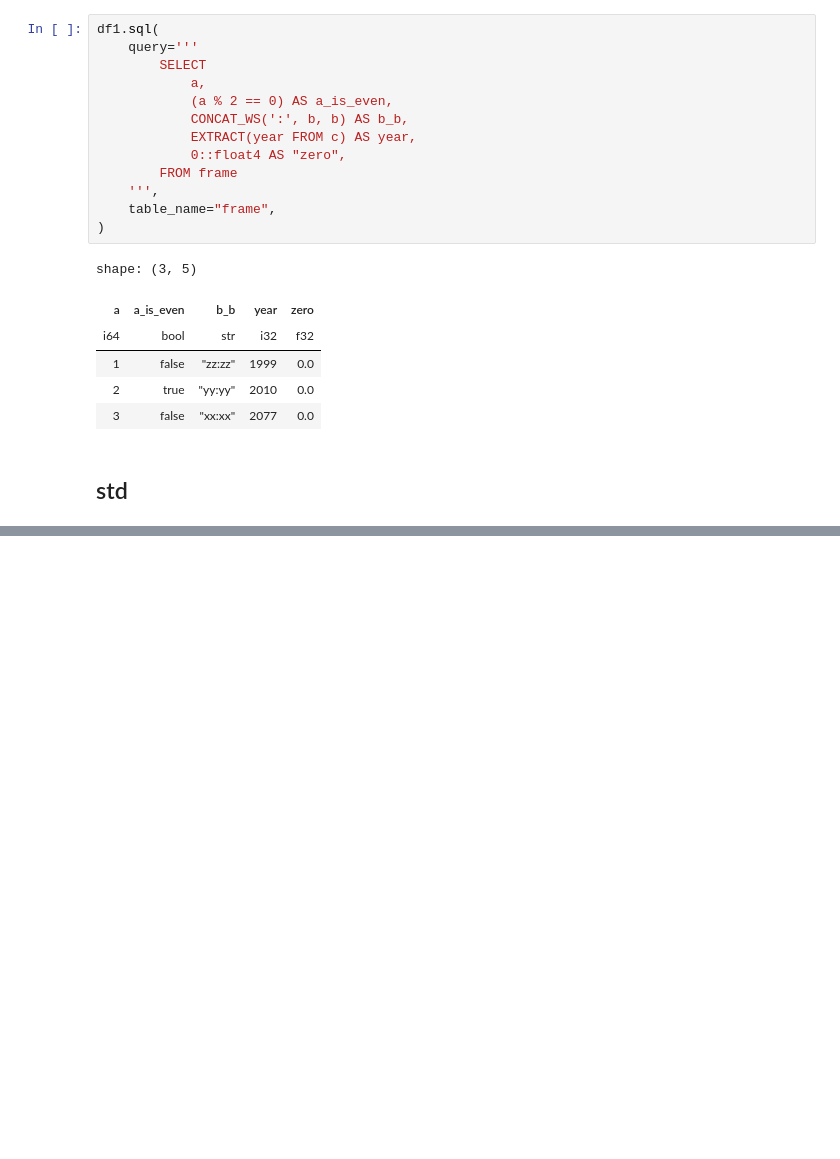
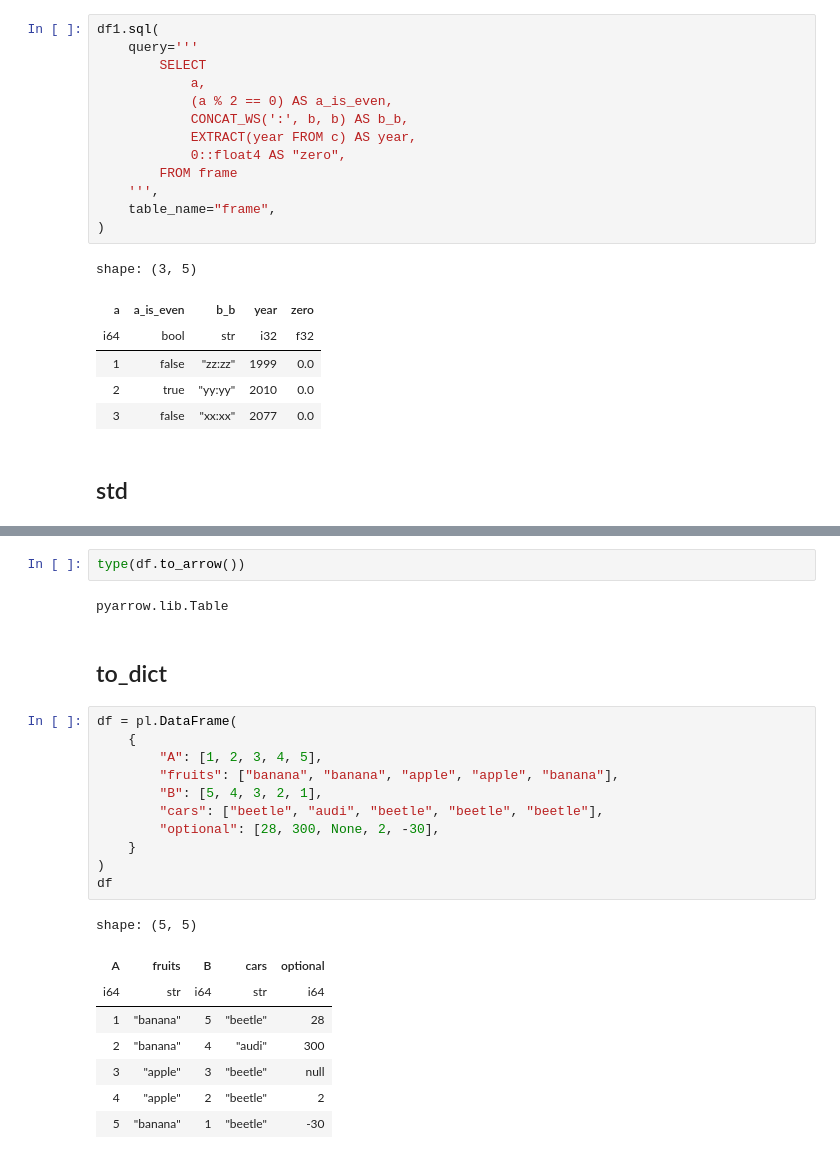
Before and after one commit to ferrandonea/polars_tut, a Jupyter notebook: DataFramePropAndMethods.ipynb, the cells around one changed output, grey strips where cells are left out. Drawn from its saved outputs; the diff is of its cells as text; blank space fills up the shorter version.

```diff
--- a/DataFramePropAndMethods.ipynb
+++ b/DataFramePropAndMethods.ipynb
@@ -2981,0 +3114,26 @@ shape: (3, 5)
+# %%
+type(df.to_arrow())
+# %% [output]
+pyarrow.lib.Table
+# %% [markdown]
+## to_dict
+# %%
+df = pl.DataFrame(
+    {
+        "A": [1, 2, 3, 4, 5],
+        "fruits": ["banana", "banana", "apple", "apple", "banana"],
+        "B": [5, 4, 3, 2, 1],
+        "cars": ["beetle", "audi", "beetle", "beetle", "beetle"],
+        "optional": [28, 300, None, 2, -30],
+    }
+)
+df
+# %% [output]
+shape: (5, 5)
+| A | fruits | B | cars | optional |
+| i64 | str | i64 | str | i64 |
+| 1 | "banana" | 5 | "beetle" | 28 |
+| 2 | "banana" | 4 | "audi" | 300 |
+| 3 | "apple" | 3 | "beetle" | null |
+| 4 | "apple" | 2 | "beetle" | 2 |
+| 5 | "banana" | 1 | "beetle" | -30 |
```
Also changed, not shown: parts of 68 cells of this notebook.
